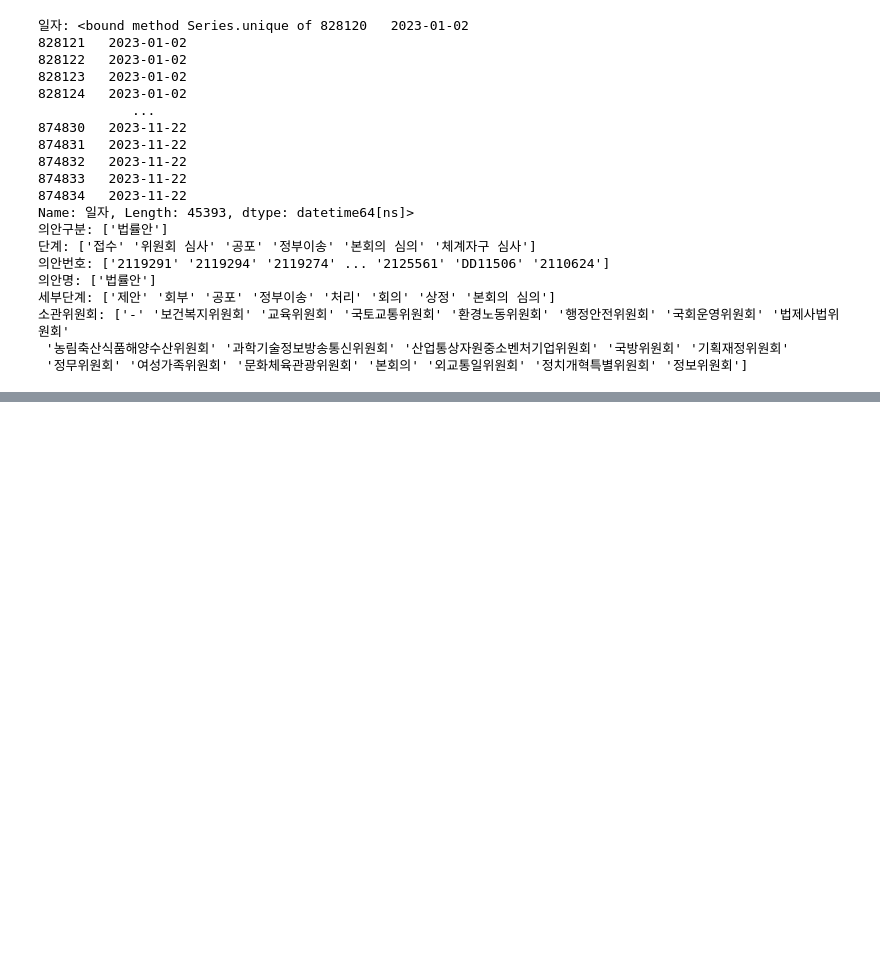
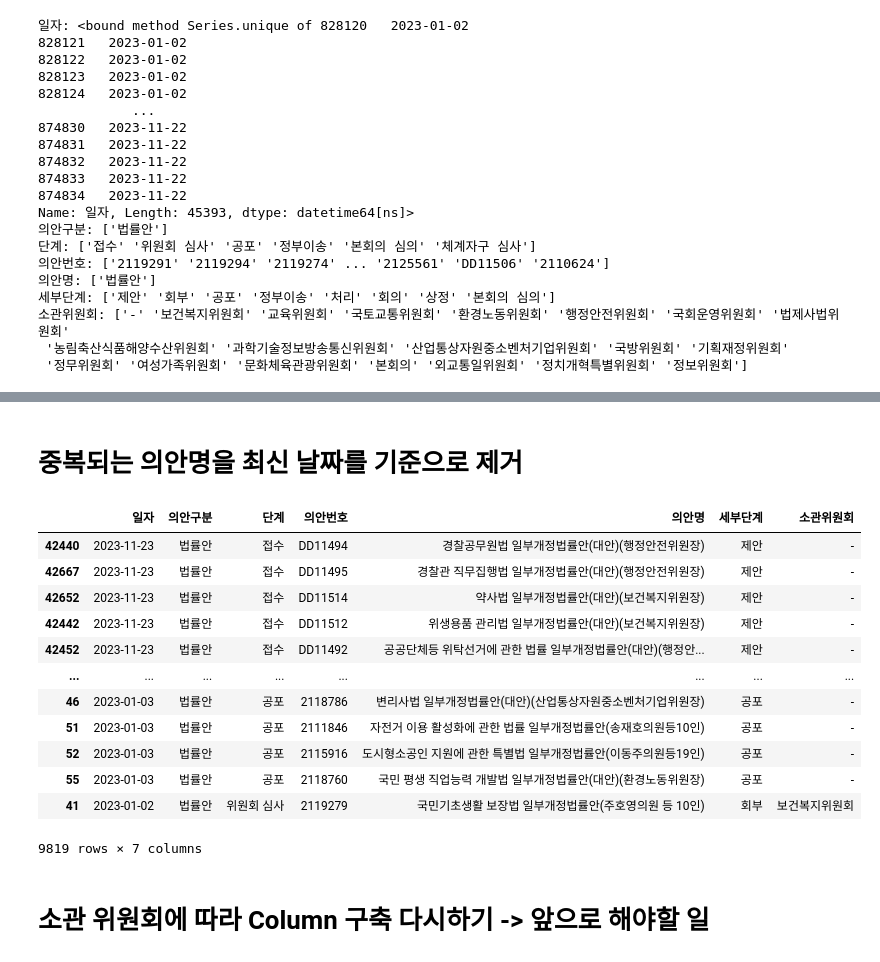
Before and after one commit to groundwater98/NA_PublicDataContest, a Jupyter notebook: django-server/data_preprocess.ipynb, the cells around one changed output, grey strips where cells are left out. Cells and saved outputs as stored; diff of their text form; code cells hidden in the pictures; blank space fills up the shorter version.

```diff
--- a/django-server/data_preprocess.ipynb
+++ b/django-server/data_preprocess.ipynb
@@ -180,0 +281,20 @@ df.to_csv('날짜별_의정활동.csv', index=False)
+# %% [markdown]
+# 중복되는 의안명을 최신 날짜를 기준으로 제거
+# %%
+# "의안명" Column에서 중복된 값을 최신 날짜 기준으로 제거
+df = df.drop_duplicates(subset="의안명", keep='first')
+df
+# %% [output]
+|  | 일자 | 의안구분 | 단계 | 의안번호 | 의안명 | 세부단계 | 소관위원회 |
+| 42440 | 2023-11-23 | 법률안 | 접수 | DD11494 | 경찰공무원법 일부개정법률안(대안)(행정안전위원장) | 제안 | - |
+| 42667 | 2023-11-23 | 법률안 | 접수 | DD11495 | 경찰관 직무집행법 일부개정법률안(대안)(행정안전위원장) | 제안 | - |
+| 42652 | 2023-11-23 | 법률안 | 접수 | DD11514 | 약사법 일부개정법률안(대안)(보건복지위원장) | 제안 | - |
+| 42442 | 2023-11-23 | 법률안 | 접수 | DD11512 | 위생용품 관리법 일부개정법률안(대안)(보건복지위원장) | 제안 | - |
+| 42452 | 2023-11-23 | 법률안 | 접수 | DD11492 | 공공단체등 위탁선거에 관한 법률 일부개정법률안(대안)(행정안... | 제안 | - |
+| ... | ... | ... | ... | ... | ... | ... | ... |
+| 46 | 2023-01-03 | 법률안 | 공포 | 2118786 | 변리사법 일부개정법률안(대안)(산업통상자원중소벤처기업위원장) | 공포 | - |
+| 51 | 2023-01-03 | 법률안 | 공포 | 2111846 | 자전거 이용 활성화에 관한 법률 일부개정법률안(송재호의원등10인) | 공포 | - |
+| 52 | 2023-01-03 | 법률안 | 공포 | 2115916 | 도시형소공인 지원에 관한 특별법 일부개정법률안(이동주의원등19인) | 공포 | - |
+| 55 | 2023-01-03 | 법률안 | 공포 | 2118760 | 국민 평생 직업능력 개발법 일부개정법률안(대안)(환경노동위원장) | 공포 | - |
+| 41 | 2023-01-02 | 법률안 | 위원회 심사 | 2119279 | 국민기초생활 보장법 일부개정법률안(주호영의원 등 10인) | 회부 | 보건복지위원회 |
+9819 rows × 7 columns
@@ -180,0 +303,2 @@ df.to_csv('날짜별_의정활동.csv', index=False)
+# %% [markdown]
+# 소관 위원회에 따라 Column 구축 다시하기 -> 앞으로 해야할 일
```
Also changed, not shown: parts of 6 cells of this notebook, 2 other files.
